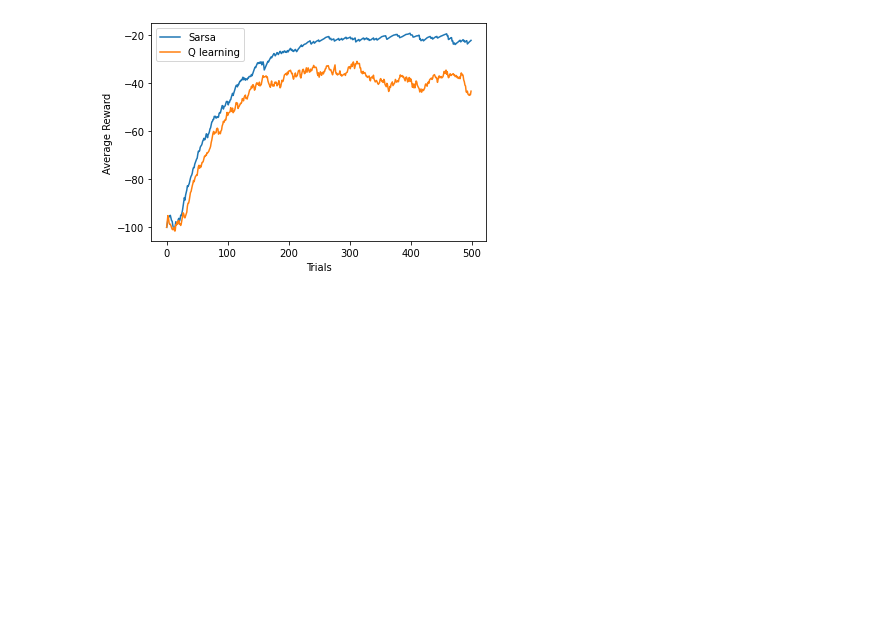
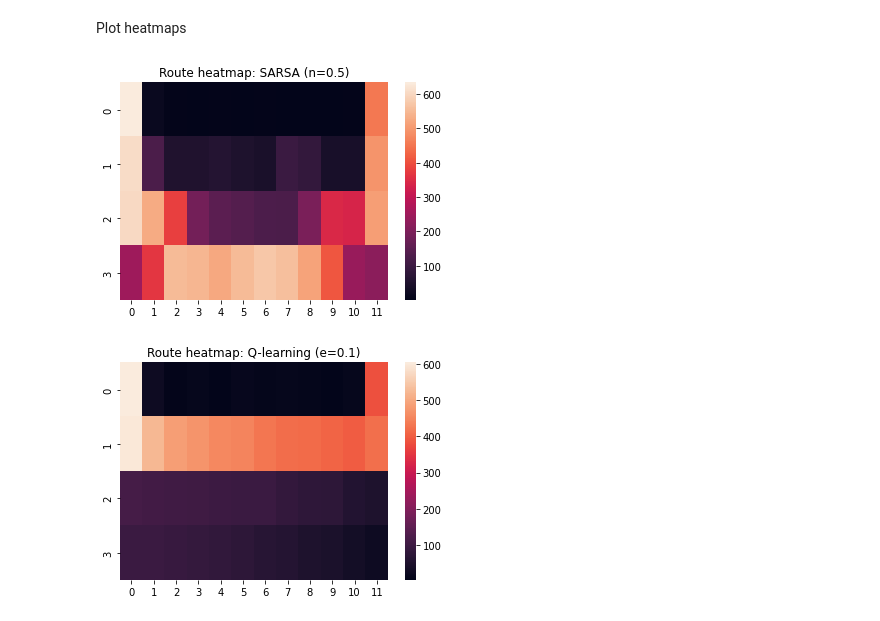
Before and after one commit to Topolewski-Kamil/robot-reinforcement-learning, a Jupyter notebook: main.ipynb, the cells around one changed output. Saved outputs shown, nothing was run; the diff lists cells and outputs as text; code cells hidden in the pictures; blank space fills up the shorter version.

```diff
--- a/main.ipynb
+++ b/main.ipynb
@@ -324,11 +352,58 @@ plt.show()
-# %%
-# Plot the rewards averaged over the repeats
-plt.plot(np.arange(nTrials), totalSmoothRewards.mean(axis=0), label = 'Sarsa')
-plt.plot(np.arange(nTrials), totalSmoothRewardsQ.mean(axis=0), label='Q learning')
-
-plt.xlabel('Trials')
-plt.ylabel('Average Reward')
-plt.legend()
-plt.show()
-# %% [output]
-[figure, removed]
+# %% [markdown]
+Plot heatmaps
+# %%
+states_number = 48 # map size N x M
+
+# Heat map of amount of times each state has been visited within all trails
+def heatmap(routes, title):
+  #count occurances of each state
+  occurances = []
+  for i in range(states_number):
+    occurances.append(routes.count(i))
+
+  # reshape and plot
+  occurances = np.array(occurances).reshape(12,4)
+  occurances = np.rot90(occurances)
+  ax = sns.heatmap(np.flip(occurances, axis=0))
+  ax.set_title(title)
+
+### SARSA ###
+heatmap(routesE, 'Route heatmap: SARSA (n=0.5)') # eps 0.1
+plt.savefig('sn05.png', dpi=300)
+plt.show()
+
+# # (uncomment following to test different epsilons)
+# heatmap(routesE2, 'Route heatmap: SARSA (e=0.0)') # eps 0.0
+# plt.show()
+
+# heatmap(routesE3, 'Route heatmap: SARSA (e=0.01)') # eps 0.01
+# plt.show()
+
+# heatmap(routesE4, 'Route heatmap: SARSA (e=0.2)') # eps 0.2
+# plt.show()
+
+# # (uncomment following to test different learning rates)
+# heatmap(routesE5, 'Route heatmap: SARSA (n=0.1)') # n 0.1
+# plt.show()
+
+# heatmap(routesE6, 'Route heatmap: SARSA (e=0.25)') # n 0.25
+# plt.show()
+
+# heatmap(routesE7, 'Route heatmap: SARSA (e=0.9)') # n 0.9
+# plt.show()
+
+# ### Q-learning ###
+heatmap(routesQ, 'Route heatmap: Q-learning (e=0.1)') # eps 0.1
+plt.show()
+
+# heatmap(routesQ2, 'Route heatmap: Q-learning (e=0.0)') # eps 0.0
+# plt.show()
+
+# heatmap(routesQ3, 'Route heatmap: Q-learning (e=0.01)') # eps 0.01
+# plt.show()
+
+# heatmap(routesQ4, 'Route heatmap: Q-learning (e=0.2)') # eps 0.2
+# plt.show()
+# %% [output]
+[figure, added]
+[figure, added]
```
Also changed, not shown: parts of 16 cells of this notebook.
